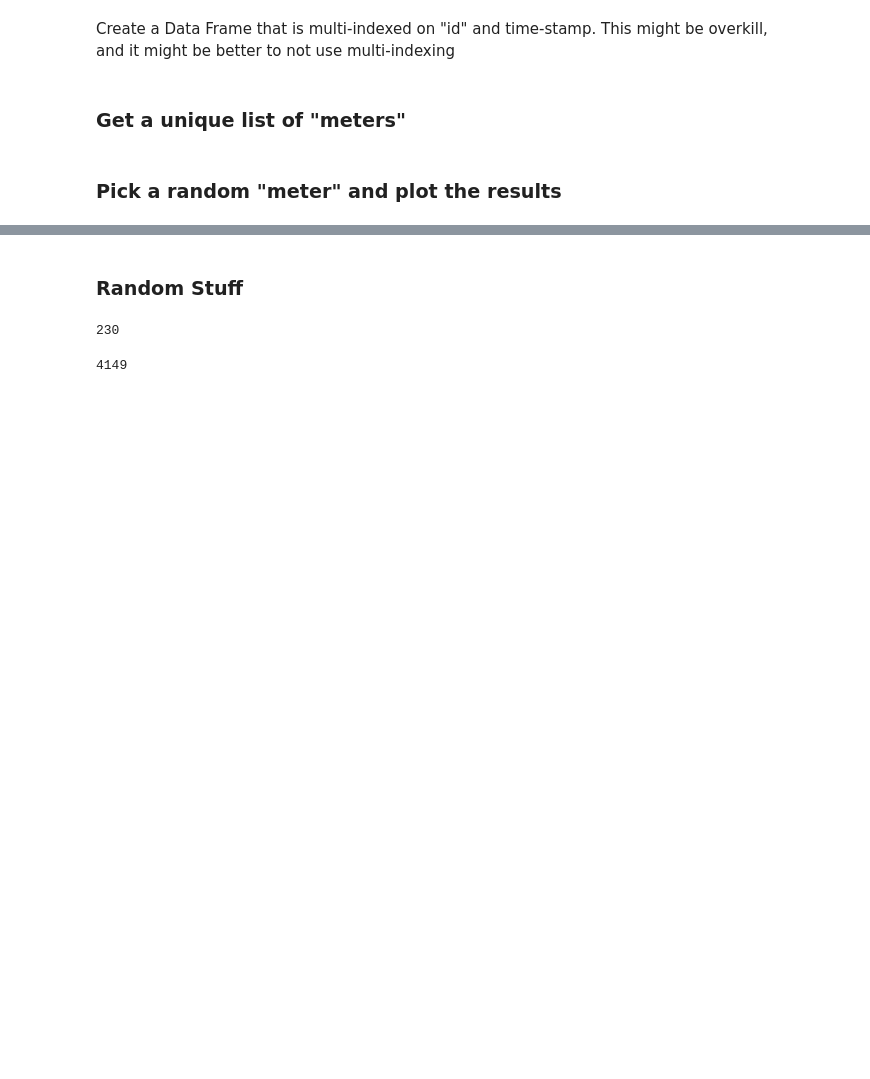
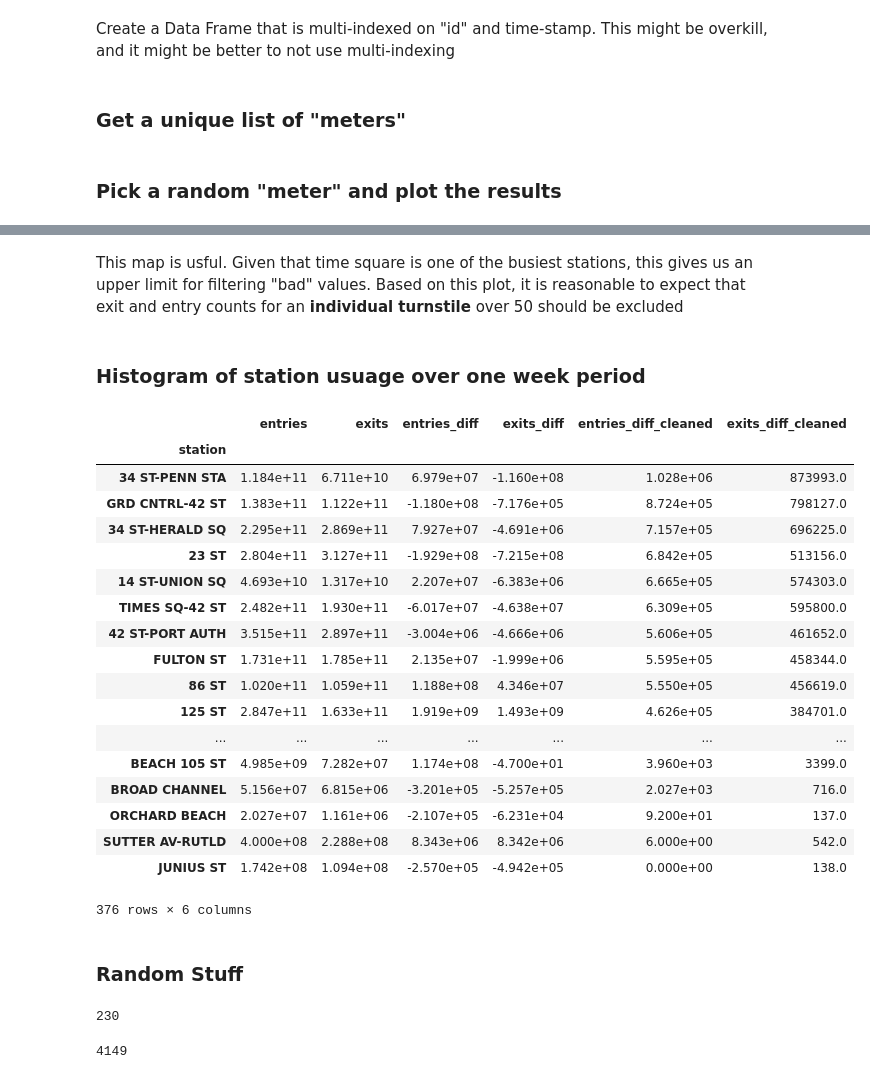
Before and after one commit to everling-prime/benson, a Jupyter notebook: exploration_ML.ipynb, the cells around one changed output, grey strips where cells are left out. Cells and saved outputs as stored; diff of their text form; code cells hidden in the pictures; blank space fills up the shorter version.

```diff
--- a/exploration_ML.ipynb
+++ b/exploration_ML.ipynb
@@ -143,3 +182,30 @@ ax[1].set_ylabel('Exits')
+# %% [markdown]
+This map is usful. Given that time square is one of the busiest stations, this gives us an upper limit for filtering "bad" values. Based on this plot, it is reasonable to expect that  exit and entry counts for an __individual turnstile__ over 50 should be excluded
+# %% [markdown]
+### Histogram of station usuage over one week period
+# %%
+summed_df = nyc_turnstile_2017.groupby('station').sum()
+summed_df.sort_values(['entries_diff_cleaned'],ascending=False)
+# %% [output]
+|  | entries | exits | entries_diff | exits_diff | entries_diff_cleaned | exits_diff_cleaned |
+| station |  |  |  |  |  |  |
+| 34 ST-PENN STA | 1.184e+11 | 6.711e+10 | 6.979e+07 | -1.160e+08 | 1.028e+06 | 873993.0 |
+| GRD CNTRL-42 ST | 1.383e+11 | 1.122e+11 | -1.180e+08 | -7.176e+05 | 8.724e+05 | 798127.0 |
+| 34 ST-HERALD SQ | 2.295e+11 | 2.869e+11 | 7.927e+07 | -4.691e+06 | 7.157e+05 | 696225.0 |
+| 23 ST | 2.804e+11 | 3.127e+11 | -1.929e+08 | -7.215e+08 | 6.842e+05 | 513156.0 |
+| 14 ST-UNION SQ | 4.693e+10 | 1.317e+10 | 2.207e+07 | -6.383e+06 | 6.665e+05 | 574303.0 |
+| TIMES SQ-42 ST | 2.482e+11 | 1.930e+11 | -6.017e+07 | -4.638e+07 | 6.309e+05 | 595800.0 |
+| 42 ST-PORT AUTH | 3.515e+11 | 2.897e+11 | -3.004e+06 | -4.666e+06 | 5.606e+05 | 461652.0 |
+| FULTON ST | 1.731e+11 | 1.785e+11 | 2.135e+07 | -1.999e+06 | 5.595e+05 | 458344.0 |
+| 86 ST | 1.020e+11 | 1.059e+11 | 1.188e+08 | 4.346e+07 | 5.550e+05 | 456619.0 |
+| 125 ST | 2.847e+11 | 1.633e+11 | 1.919e+09 | 1.493e+09 | 4.626e+05 | 384701.0 |
+| ... | ... | ... | ... | ... | ... | ... |
+| BEACH 105 ST | 4.985e+09 | 7.282e+07 | 1.174e+08 | -4.700e+01 | 3.960e+03 | 3399.0 |
+| BROAD CHANNEL | 5.156e+07 | 6.815e+06 | -3.201e+05 | -5.257e+05 | 2.027e+03 | 716.0 |
+| ORCHARD BEACH | 2.027e+07 | 1.161e+06 | -2.107e+05 | -6.231e+04 | 9.200e+01 | 137.0 |
+| SUTTER AV-RUTLD | 4.000e+08 | 2.288e+08 | 8.343e+06 | 8.342e+06 | 6.000e+00 | 542.0 |
+| JUNIUS ST | 1.742e+08 | 1.094e+08 | -2.570e+05 | -4.942e+05 | 0.000e+00 | 138.0 |
+376 rows × 6 columns
 # %% [markdown]
 ### Random Stuff
 # %%
```
Also changed, not shown: parts of 9 cells of this notebook.
